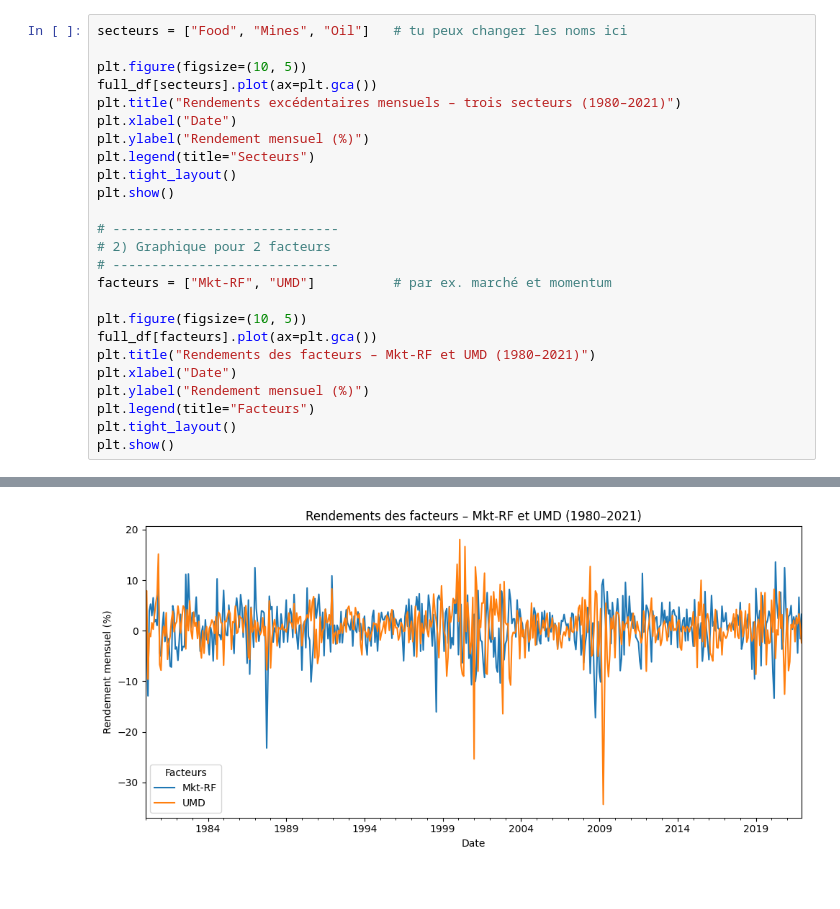
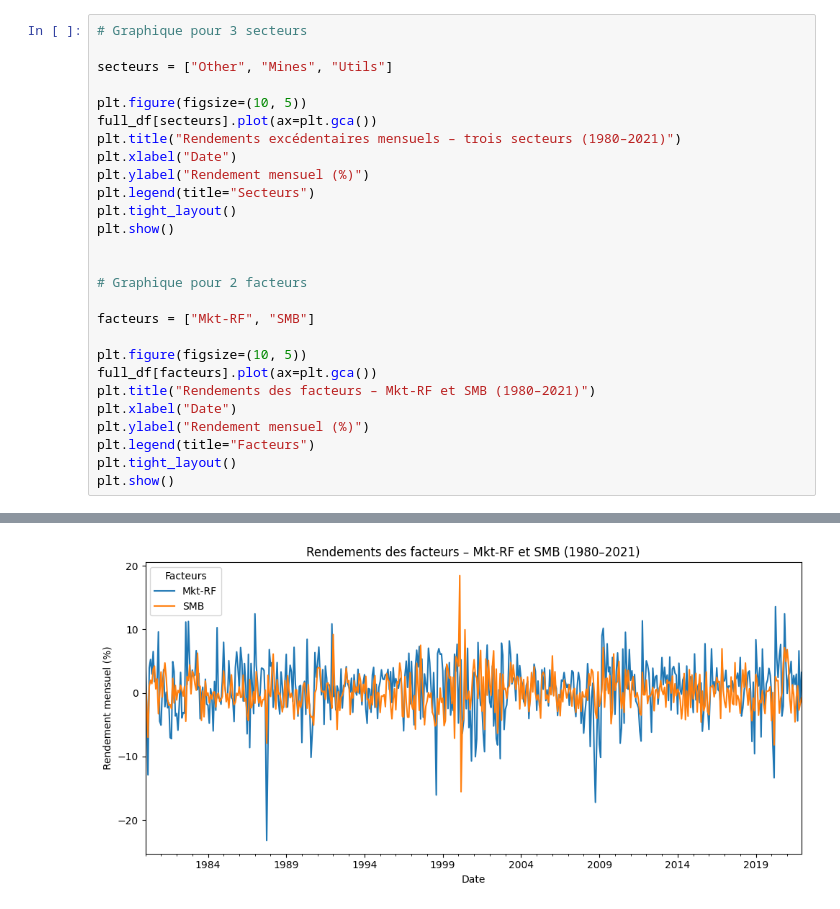
Before and after one commit to thomlabelle/Econometrie-devoir-3, a Jupyter notebook: Thomas Question 1.ipynb, the cells around one changed output, grey strips where cells are left out. Cells and saved outputs as stored; diff of their text form.

```diff
--- a/Thomas Question 1.ipynb
+++ b/Thomas Question 1.ipynb
@@ -195,7 +119,9 @@ max     13.580000   18.460000   12.240000   13.050000    9.010000    1.350000
 75%      4.387500    3.595000    4.285000    4.362500    4.117500
 max     19.960000   12.080000   18.450000   17.130000   15.650000
 # %%
-secteurs = ["Food", "Mines", "Oil"]   # tu peux changer les noms ici
+# Graphique pour 3 secteurs
+
+secteurs = ["Other", "Mines", "Utils"]
 
 plt.figure(figsize=(10, 5))
 full_df[secteurs].plot(ax=plt.gca())
@@ -206,14 +132,14 @@ plt.legend(title="Secteurs")
 plt.tight_layout()
 plt.show()
 
-# -----------------------------
-# 2) Graphique pour 2 facteurs
-# -----------------------------
-facteurs = ["Mkt-RF", "UMD"]          # par ex. marché et momentum
+
+# Graphique pour 2 facteurs
+
+facteurs = ["Mkt-RF", "SMB"]
 
 plt.figure(figsize=(10, 5))
 full_df[facteurs].plot(ax=plt.gca())
-plt.title("Rendements des facteurs – Mkt-RF et UMD (1980–2021)")
+plt.title("Rendements des facteurs – Mkt-RF et SMB (1980–2021)")
 plt.xlabel("Date")
 plt.ylabel("Rendement mensuel (%)")
 plt.legend(title="Facteurs")
@@ -224,4 +150,4 @@ plt.show()
-[figure, old version]
+[figure, new version]
 # %%
 import statsmodels.api as sm
 import pandas as pd
```
Also changed, not shown: parts of 7 cells of this notebook.
